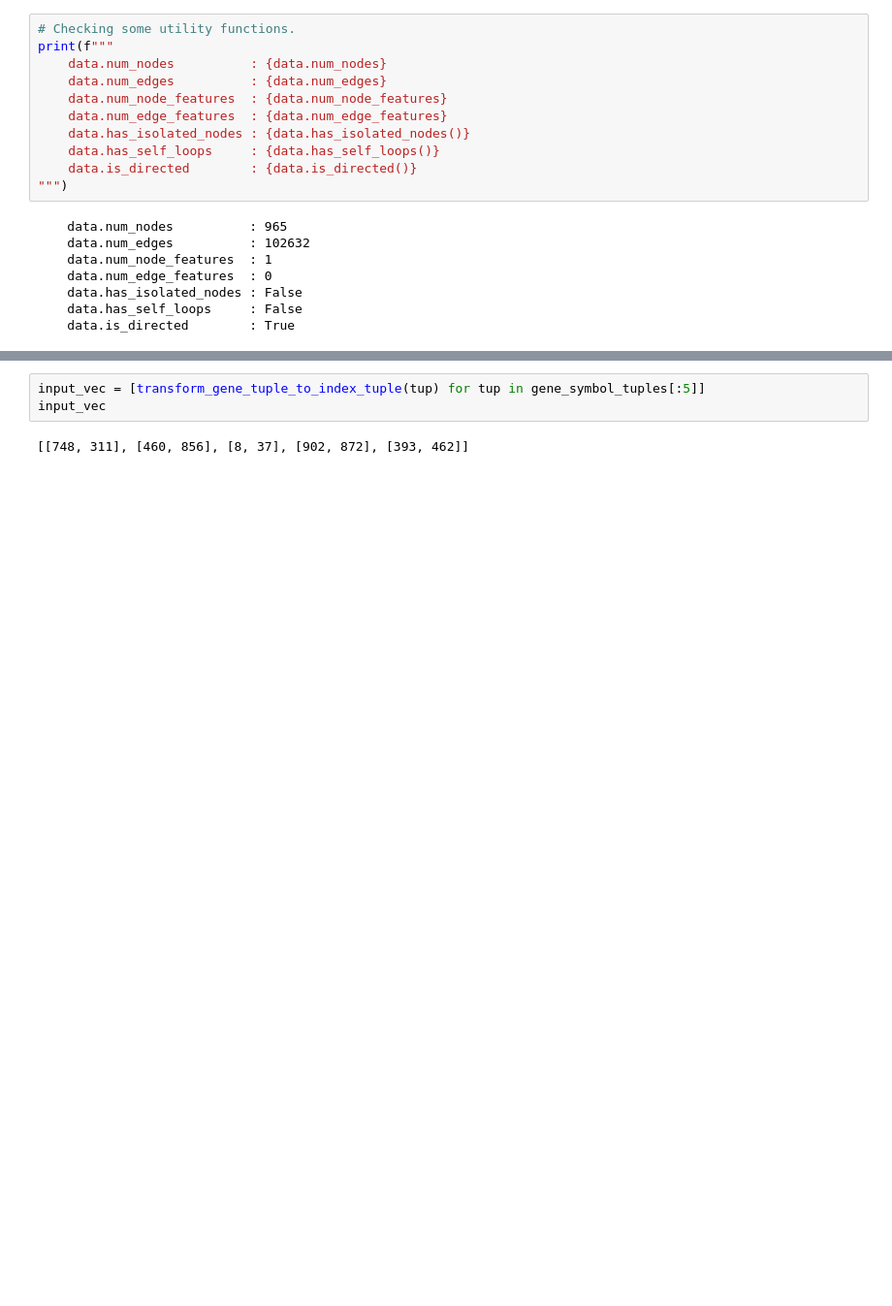
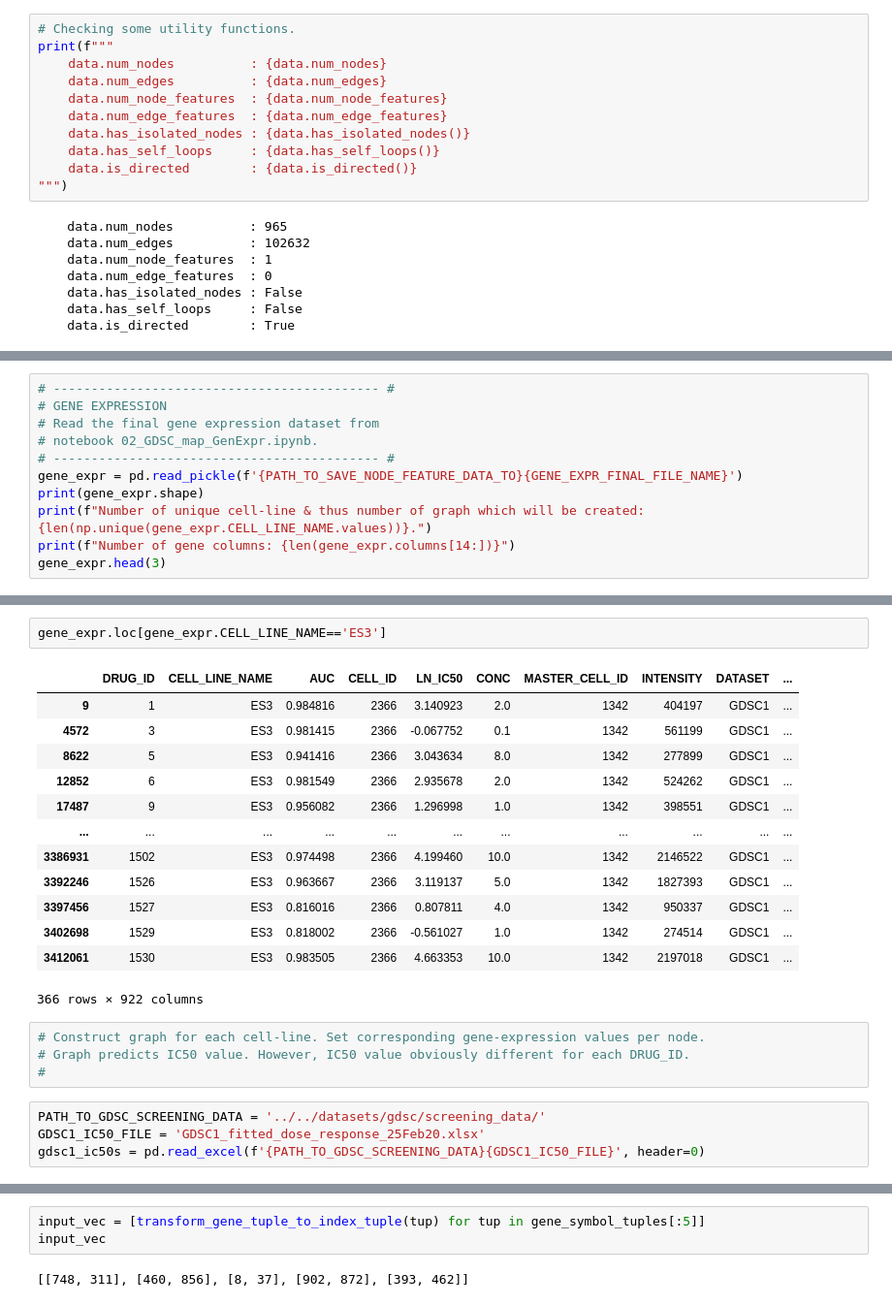
Before and after one commit to PeeteKeesel/gnn-for-drug-response-prediction, a Jupyter notebook: 07_Linking.ipynb, the cells around one changed output, grey strips where cells are left out. Shown at 97% size. Cells and saved outputs as stored; diff of their text form; blank space fills up the shorter version.

```diff
--- a/07_Linking.ipynb
+++ b/07_Linking.ipynb
@@ -535,0 +557,11 @@ print(f"""
+# %%
+# ------------------------------------------- #
+# GENE EXPRESSION
+# Read the final gene expression dataset from
+# notebook 02_GDSC_map_GenExpr.ipynb.
+# ------------------------------------------- #
+gene_expr = pd.read_pickle(f'{PATH_TO_SAVE_NODE_FEATURE_DATA_TO}{GENE_EXPR_FINAL_FILE_NAME}')
+print(gene_expr.shape)
+print(f"Number of unique cell-line & thus number of graph which will be created: {len(np.unique(gene_expr.CELL_LINE_NAME.values))}.")
+print(f"Number of gene columns: {len(gene_expr.columns[14:])}")
+gene_expr.head(3)
@@ -535,0 +593,24 @@ print(f"""
+# %%
+gene_expr.loc[gene_expr.CELL_LINE_NAME=='ES3']
+# %% [output]
+|  | DRUG_ID | CELL_LINE_NAME | AUC | CELL_ID | LN_IC50 | CONC | MASTER_CELL_ID | INTENSITY | DATASET | ... |
+| 9 | 1 | ES3 | 0.984816 | 2366 | 3.140923 | 2.0 | 1342 | 404197 | GDSC1 | ... |
+| 4572 | 3 | ES3 | 0.981415 | 2366 | -0.067752 | 0.1 | 1342 | 561199 | GDSC1 | ... |
+| 8622 | 5 | ES3 | 0.941416 | 2366 | 3.043634 | 8.0 | 1342 | 277899 | GDSC1 | ... |
+| 12852 | 6 | ES3 | 0.981549 | 2366 | 2.935678 | 2.0 | 1342 | 524262 | GDSC1 | ... |
+| 17487 | 9 | ES3 | 0.956082 | 2366 | 1.296998 | 1.0 | 1342 | 398551 | GDSC1 | ... |
+| ... | ... | ... | ... | ... | ... | ... | ... | ... | ... | ... |
+| 3386931 | 1502 | ES3 | 0.974498 | 2366 | 4.199460 | 10.0 | 1342 | 2146522 | GDSC1 | ... |
+| 3392246 | 1526 | ES3 | 0.963667 | 2366 | 3.119137 | 5.0 | 1342 | 1827393 | GDSC1 | ... |
+| 3397456 | 1527 | ES3 | 0.816016 | 2366 | 0.807811 | 4.0 | 1342 | 950337 | GDSC1 | ... |
+| 3402698 | 1529 | ES3 | 0.818002 | 2366 | -0.561027 | 1.0 | 1342 | 274514 | GDSC1 | ... |
+| 3412061 | 1530 | ES3 | 0.983505 | 2366 | 4.663353 | 10.0 | 1342 | 2197018 | GDSC1 | ... |
+366 rows × 922 columns
+# %%
+# Construct graph for each cell-line. Set corresponding gene-expression values per node.
+# Graph predicts IC50 value. However, IC50 value obviously different for each DRUG_ID.
+#
+# %%
+PATH_TO_GDSC_SCREENING_DATA = '../../datasets/gdsc/screening_data/'
+GDSC1_IC50_FILE = 'GDSC1_fitted_dose_response_25Feb20.xlsx'
+gdsc1_ic50s = pd.read_excel(f'{PATH_TO_GDSC_SCREENING_DATA}{GDSC1_IC50_FILE}', header=0)
```
Also changed, not shown: parts of 6 cells of this notebook, 54 other files.
